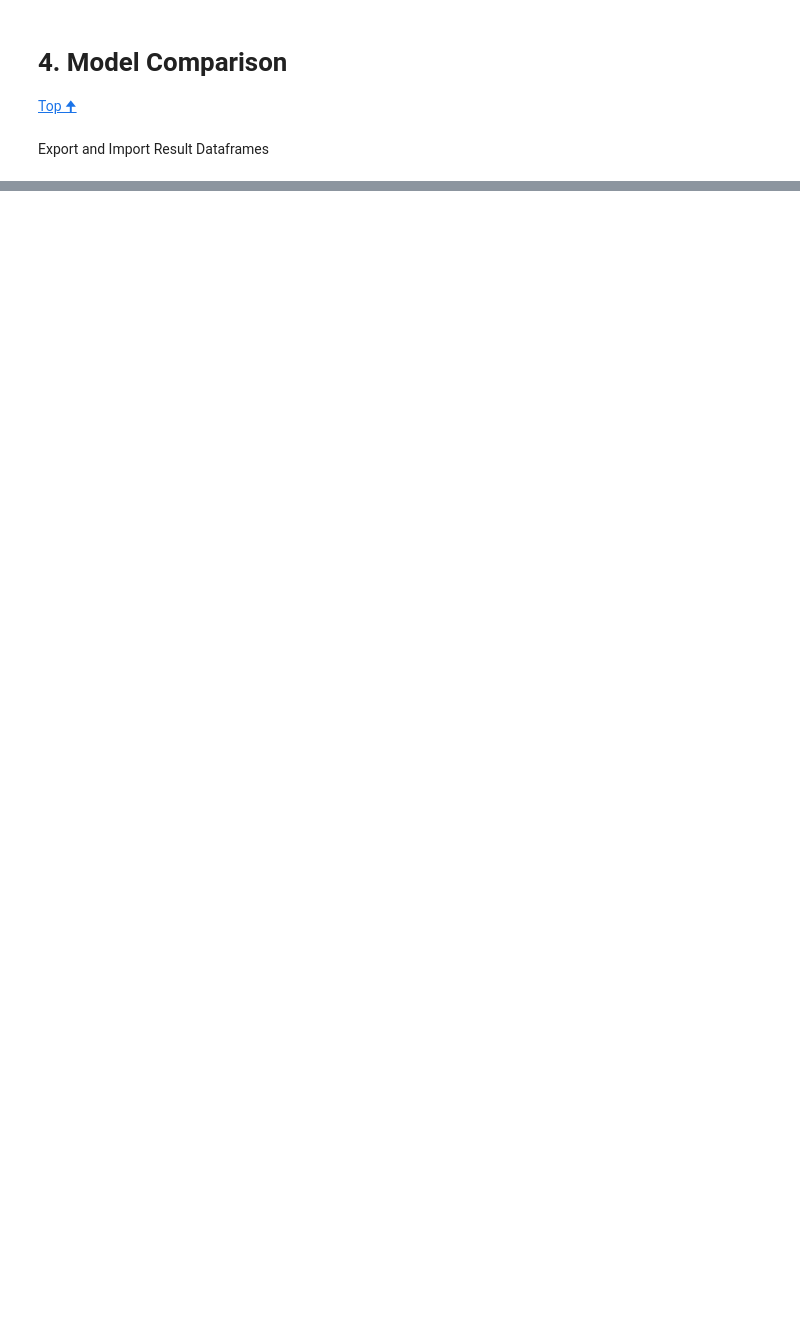
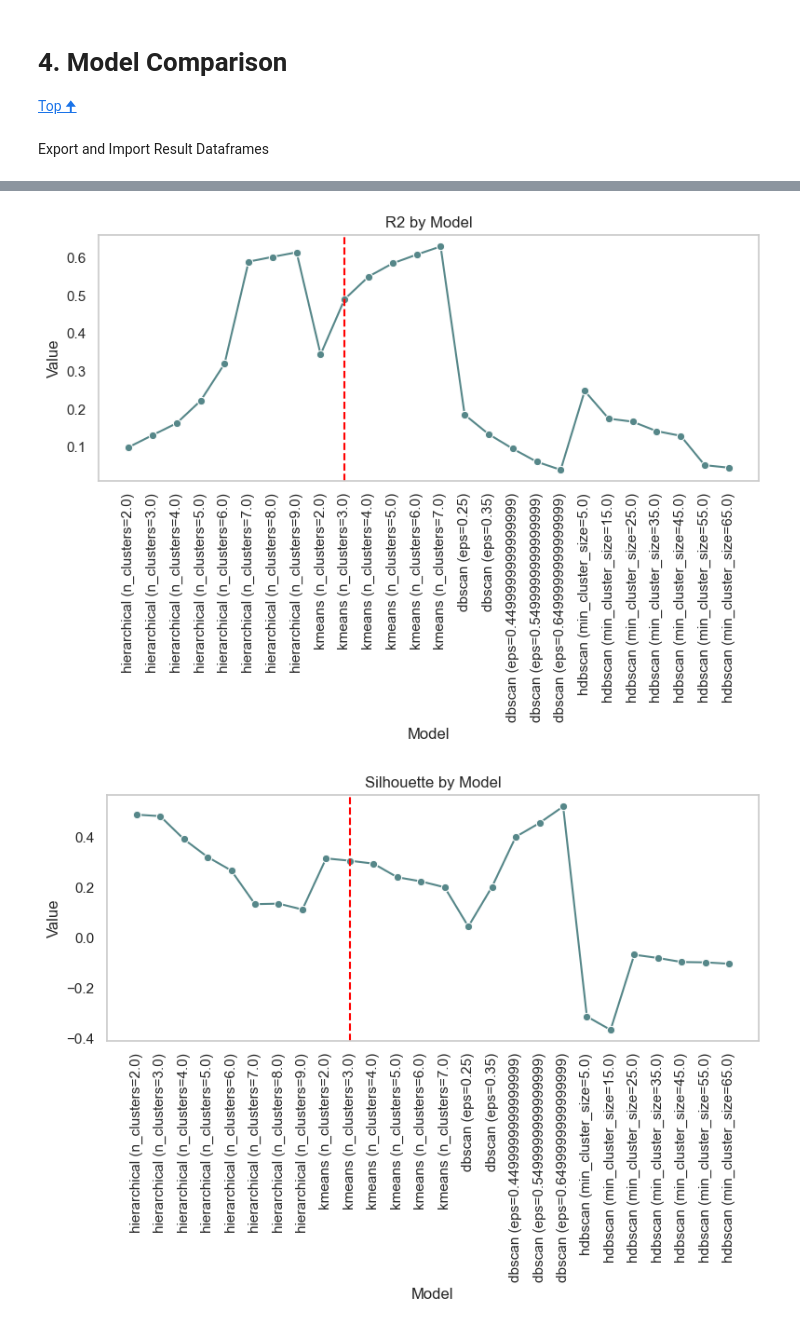
Before and after one commit to antoniooliveira03/data_mining, a Jupyter notebook: temp_data segmentation.ipynb, the cells around one changed output, grey strips where cells are left out. Saved outputs shown, nothing was run; the diff lists cells and outputs as text; code cells hidden in the pictures; blank space fills up the shorter version.

Commit message:
model comparison

```diff
--- a/temp_data segmentation.ipynb
+++ b/temp_data segmentation.ipynb
@@ -814,0 +789,61 @@ for metric in metrics:
+# %%
+import matplotlib.pyplot as plt
+import seaborn as sns
+
+def model_comparison(df_melted, metrics, model_for_line, line_color='red', line_style='--', marker='o', figsize=(8, 6)):
+    """
+    Plot line charts for different metrics and add a vertical line at the specified model.
+
+    Parameters:
+    - df_melted: DataFrame containing the melted data.
+    - metrics: List of metrics to plot (e.g., ['R2', 'Silhouette', 'Calinski-Harabasz']).
+    - model_for_line: The model name where you want to add the vertical line.
+    - line_color: Color for the vertical line (default is 'red').
+    - line_style: Line style for the vertical line (default is dashed '--').
+    - marker: Marker style for the line plot (default is 'o').
+    - figsize: Figure size for the plot (default is (8, 6)).
+    """
+    # Iterate over each metric and create a separate plot
+    for metric in metrics:
+        # Filter data for the current metric
+        data_metric = df_melted[df_melted['Metric'] == metric]
+
+        # Create a new figure for each metric
+        plt.figure(figsize=figsize)
+
+        # Plot the data with a specific line color and no legend
+        sns.lineplot(
+            data=data_metric,
+            x='Configuration',
+            y='Value',
+            marker=marker,
+            color='#568789',
+            legend=False,
+            ci=None
+        )
+
+        # Add the vertical line at the specified model
+        plt.axvline(x=model_for_line, color=line_color, linestyle=line_style, label=f'{model_for_line} (Vertical Line)')
+
+        # Remove the grid
+        plt.grid(False)
+
+        # Set title and labels
+        plt.title(f'{metric} by Model')
+        plt.xlabel('Model')
+        plt.ylabel('Value')
+        plt.xticks(rotation=90)  # Rotate x-axis labels for better readability
+
+        # Adjust the layout for each individual plot
+        plt.tight_layout()
+
+        # Show the plot
+        plt.show()
+
+# Example of calling the function:
+metrics = ['R2', 'Silhouette', 'Calinski-Harabasz']
+model_for_line = 'kmeans (n_clusters=3.0)'
+model_comparison(df_melted, metrics, model_for_line)
+# %% [output]
+[figure, added]
+[figure, added]
```
Also changed, not shown: parts of 39 cells of this notebook.
